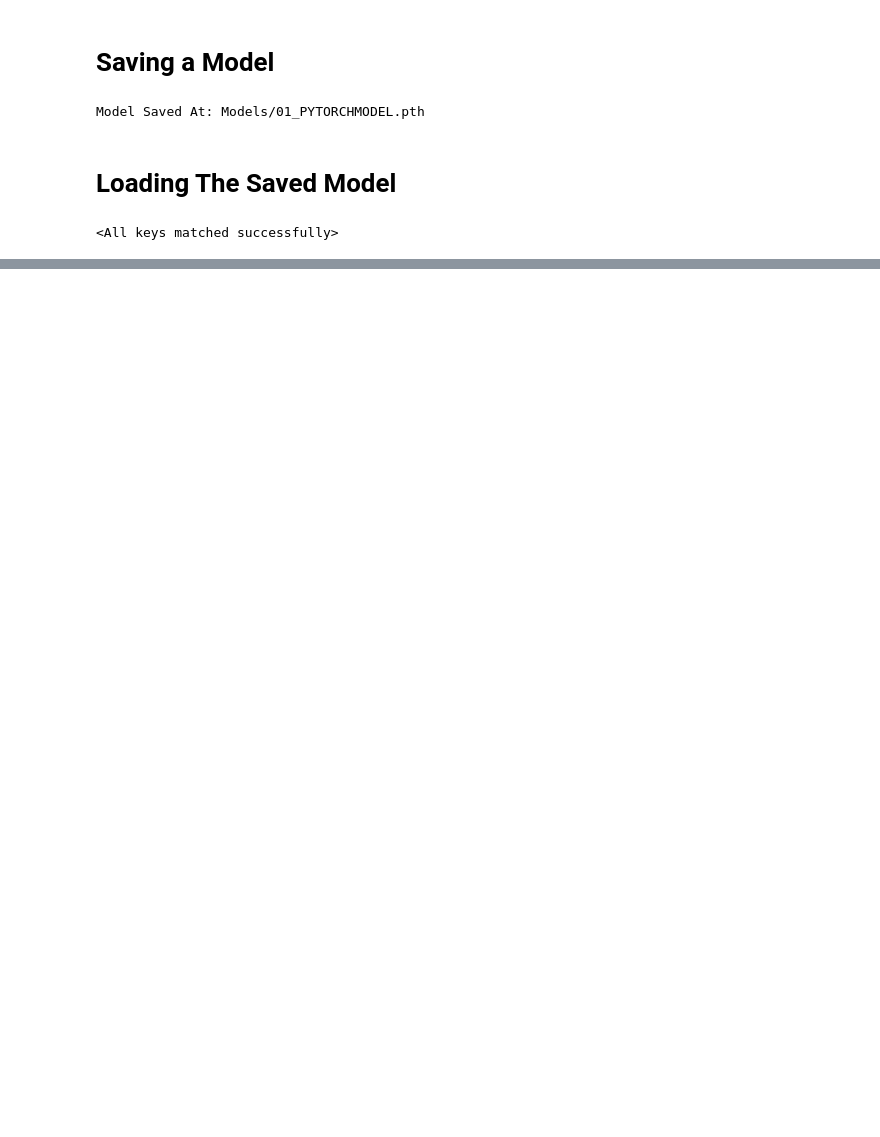
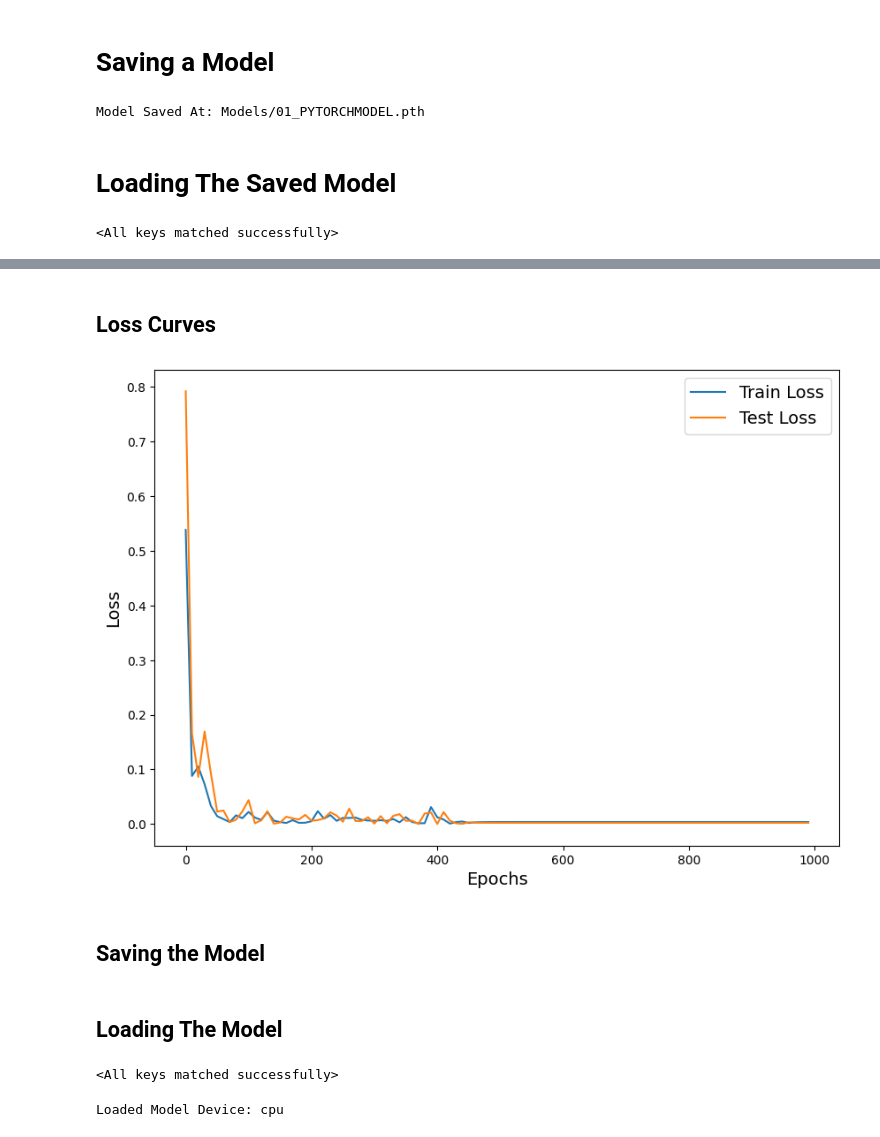
Before and after one commit to Rijan-Ja-Bhattarai/AI, a Jupyter notebook: 01_PythonWorkflow.ipynb, the cells around one changed output, grey strips where cells are left out. Drawn from its saved outputs; the diff is of its cells as text; code cells hidden in the pictures; blank space fills up the shorter version.

```diff
--- a/01_PythonWorkflow.ipynb
+++ b/01_PythonWorkflow.ipynb
@@ -274,0 +315,12 @@ loaded_model.load_state_dict(torch.load(f=MODEL_SAVE_PATH))
+# %%
+train_split = int(0.8 * len(X))
+
+# Create the training set
+X_train = X[ :train_split]
+y_train = y[ :train_split]
+
+# Create the testing set
+X_test = X[train_split: ]
+y_test = y[train_split: ]
+
+X_train.shape, y_train.shape, X_test.shape, y_test.shape
@@ -274,0 +358,15 @@ loaded_model.load_state_dict(torch.load(f=MODEL_SAVE_PATH))
+# %%
+class LinearRegressionModelV2(nn.Module):
+  def __init__(self):
+    super().__init__()
+    self.linear_layer = nn.Linear(in_features = 1, # Weight of size 1 as input
+                                  out_features = 1, # Weight of size 2 as output
+                                  bias = True)
+
+  # Data Flow -> Forward
+  def forward(self, x : torch.Tensor) -> torch.Tensor:
+    return self.linear_layer(x)
+
+torch.manual_seed(42)
+model_1 = LinearRegressionModelV2()
+model_1.state_dict()
@@ -274,0 +382,8 @@ loaded_model.load_state_dict(torch.load(f=MODEL_SAVE_PATH))
+# %%
+# Set up the Loss Function
+loss_fn = nn.L1Loss()
+
+# Set up the Optimizer
+optimizer = optim.SGD(model_1.parameters(),
+                      lr = 0.01,
+                      momentum = 0.9)
@@ -274,0 +467,14 @@ loaded_model.load_state_dict(torch.load(f=MODEL_SAVE_PATH))
+# %% [markdown]
+## Loss Curves
+# %%
+plt.figure(figsize = (10 , 7))
+plt.plot(epoch_values, torch.tensor(loss_values).numpy(), label = "Train Loss")
+plt.plot(epoch_values, torch.tensor(test_loss).numpy(), label = "Test Loss")
+plt.xlabel("Epochs", fontsize = 14)
+plt.ylabel("Loss", fontsize = 14)
+plt.legend(prop = {"size": 14})
+plt.show()
+# %% [output]
+[figure, added]
+# %% [markdown]
+## Saving the Model
@@ -274,0 +494,13 @@ loaded_model.load_state_dict(torch.load(f=MODEL_SAVE_PATH))
+# %% [markdown]
+## Loading The Model
+# %%
+loaded_model_V2 = LinearRegressionModelV2()
+
+loaded_model_V2.load_state_dict(torch.load(MODEL_SAVE_PATH))
+# %% [output]
+<All keys matched successfully>
+# %%
+loaded_model_V2.to(device)
+print(f"Loaded Model Device: {next(loaded_model_V2.parameters()).device}")
+# %% [output]
+Loaded Model Device: cpu
```
Also changed, not shown: parts of 23 cells of this notebook.
